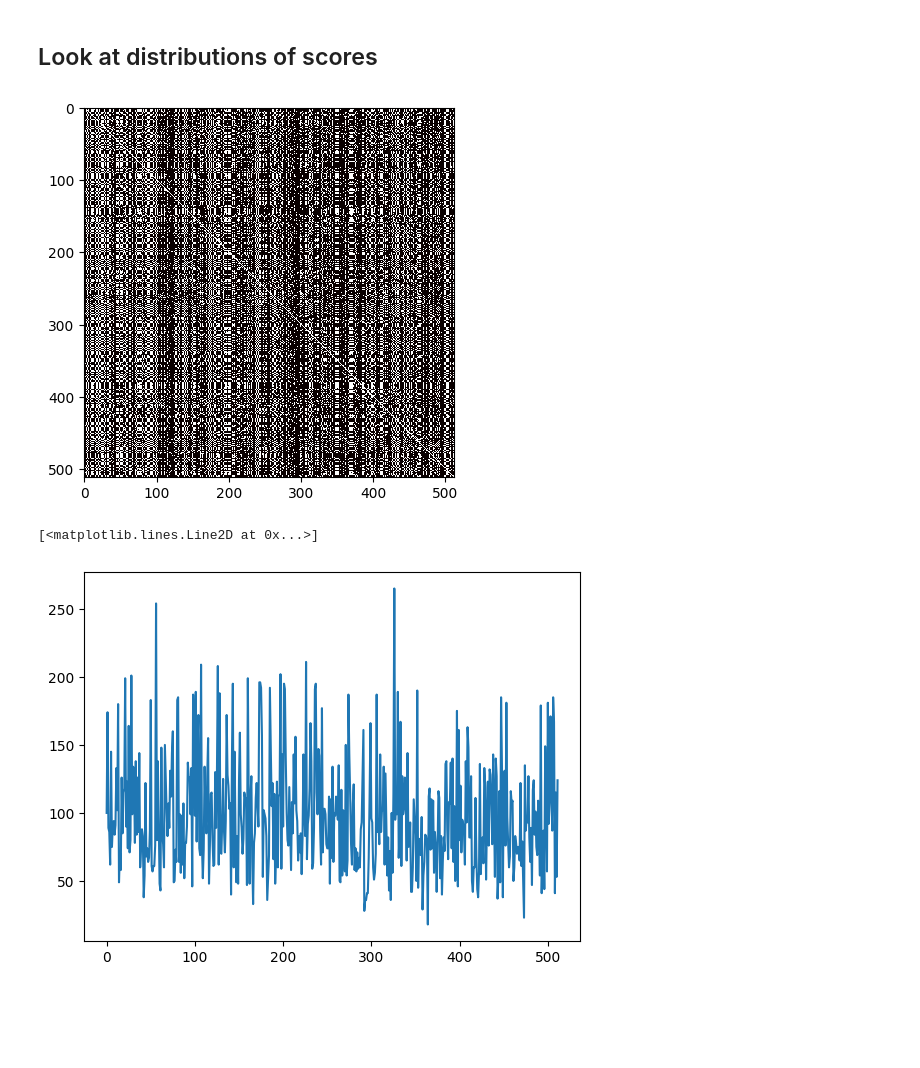
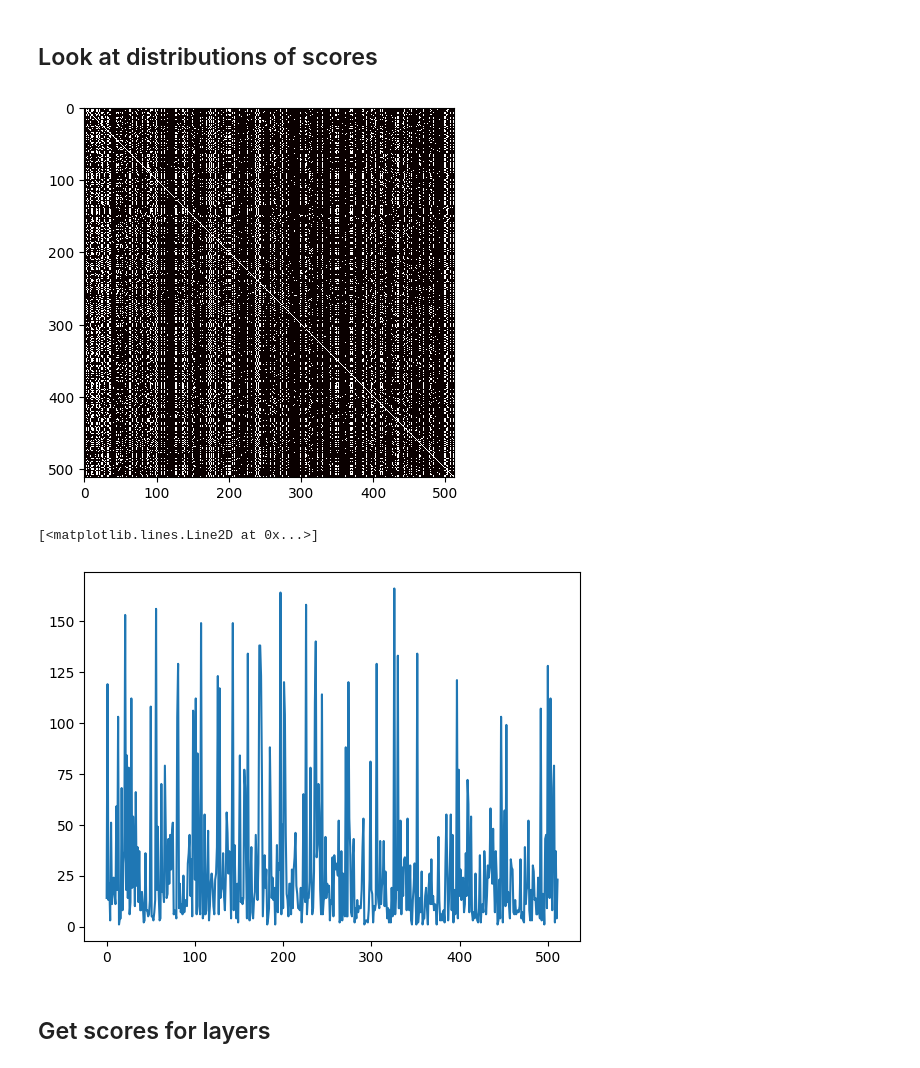
Before and after one commit to Lev-Stambler/lattice_cluster_paths, a Jupyter notebook: runner.ipynb, the cells around one changed output. Drawn from its saved outputs; the diff is of its cells as text; code cells hidden in the pictures; blank space fills up the shorter version.

```diff
--- a/runner.ipynb
+++ b/runner.ipynb
@@ -178,18 +76,20 @@ from circuitsvis.utils.render import render
 # %%
 import matplotlib.pyplot as plt
 import seaborn as sns
 
 # Get distribution of lattice scores
 
 LAYER_START = 4
-cutoff = 0.05
+cutoff = 0.1
 
 # ax = sns.heatmap(decomp.lattice_scores[LAYER_START])
 plt.imshow((decomp.lattice_scores[LAYER_START] > cutoff), cmap='hot', interpolation='nearest')
 plt.show()
 
 plt.plot((decomp.lattice_scores[3] > cutoff).sum(axis=1))
 # %% [output]
-[figure, old version]
+[figure, new version]
 [<matplotlib.lines.Line2D at 0x...>]
-[figure, old version]
+[figure, new version]
+# %% [markdown]
+## Get scores for layers
```
Also changed, not shown: parts of 9 cells of this notebook, 10 other files.
